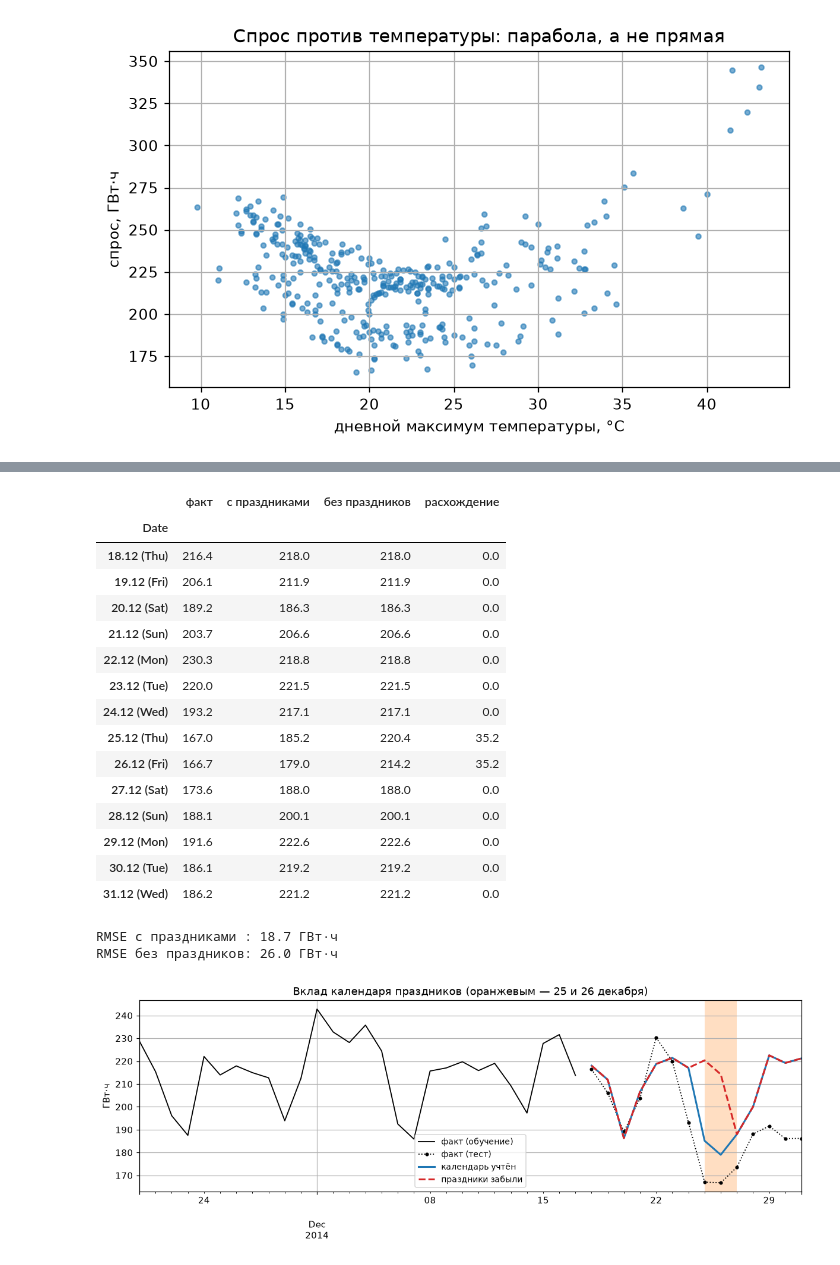
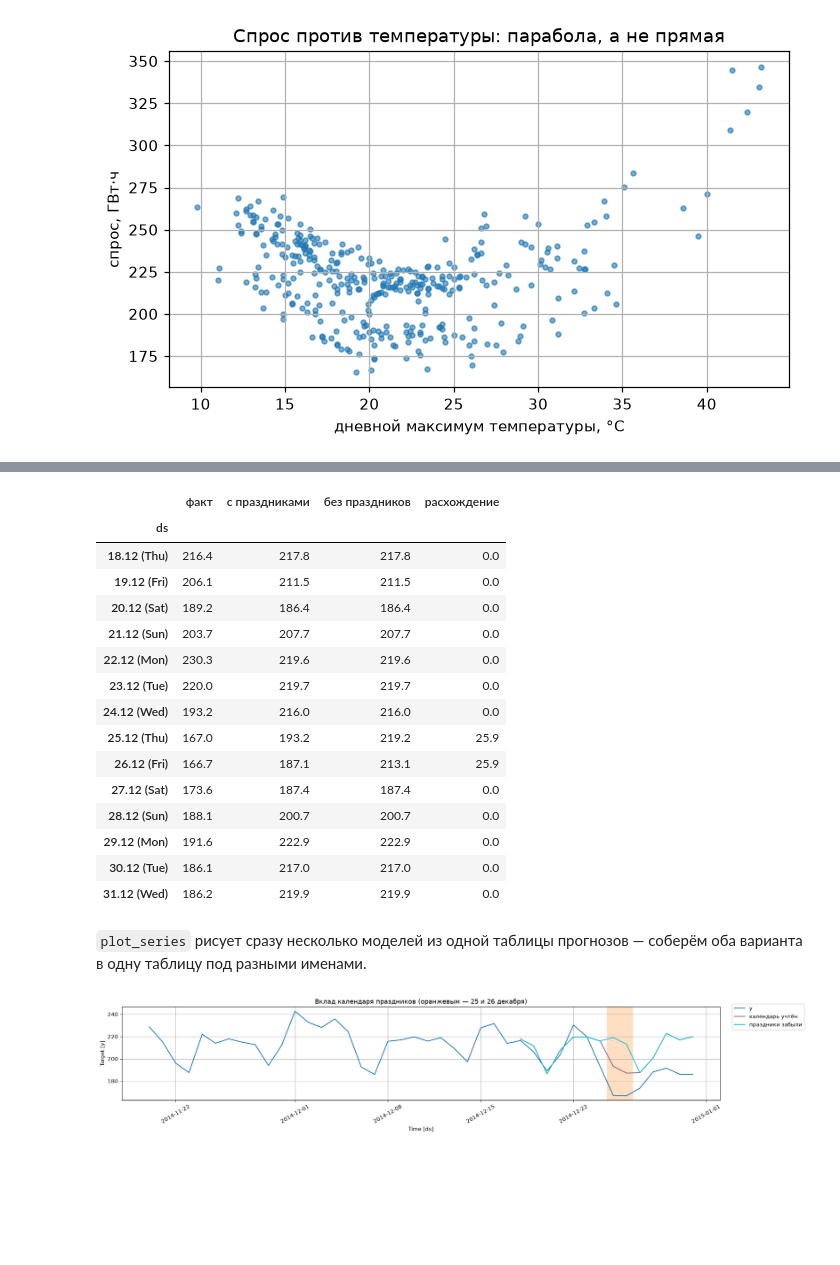
Before and after one commit to alex-hse-repository/time-series-cu-2026, a Jupyter notebook: week_5/part_2/02. Регрессоры в SARIMAX — где их взять на будущее.ipynb, the cells around one changed output, grey strips where cells are left out. Drawn from its saved outputs; the diff is of its cells as text; code cells hidden in the pictures; blank space fills up the shorter version.

```diff
--- a/week_5/part_2/02. Регрессоры в SARIMAX — где их взять на будущее.ipynb
+++ b/week_5/part_2/02. Регрессоры в SARIMAX — где их взять на будущее.ipynb
@@ -578,54 +582,49 @@ print(f"надбавка за рабочий день          : {m_vic.params['
 # %%
-X_real = Xv_te.copy()  # как есть: 25 и 26 декабря — нерабочие
-X_nohol = vic_exog(  # «а если бы про праздники забыли»
-    vic.index[-Hv:], vic["Temperature"].iloc[-Hv:], np.zeros(Hv, dtype=bool)
-)
+X_real = vic_te.drop(columns="y")
+X_nohol = X_real.assign(workday=(X_real["ds"].dt.dayofweek < 5).astype(float))
 
-fc_real = m_vic.get_forecast(Hv, exog=X_real).summary_frame(alpha=0.05)
-fc_nohol = m_vic.get_forecast(Hv, exog=X_nohol).summary_frame(alpha=0.05)
+fc_real = sf_vic.predict(h=Hv, X_df=X_real, level=[95])
+fc_nohol = sf_vic.predict(h=Hv, X_df=X_nohol, level=[95])
 
 cmp = pd.DataFrame(
     {
-        "факт": yv_te.to_numpy(),
-        "с праздниками": fc_real["mean"].to_numpy(),
-        "без праздников": fc_nohol["mean"].to_numpy(),
-        "расхождение": fc_nohol["mean"].to_numpy() - fc_real["mean"].to_numpy(),
+        "факт": vic_te["y"].to_numpy(),
+        "с праздниками": fc_real["SARIMAX"].to_numpy(),
+        "без праздников": fc_nohol["SARIMAX"].to_numpy(),
     },
-    index=yv_te.index.strftime("%d.%m (%a)"),
+    index=vic_te["ds"].dt.strftime("%d.%m (%a)"),
 )
+cmp["расхождение"] = cmp["без праздников"] - cmp["с праздниками"]
 cmp.round(1)
 # %% [output]
 |  | факт | с праздниками | без праздников | расхождение |
-| Date |  |  |  |  |
-| 18.12 (Thu) | 216.4 | 218.0 | 218.0 | 0.0 |
-| 19.12 (Fri) | 206.1 | 211.9 | 211.9 | 0.0 |
-| 20.12 (Sat) | 189.2 | 186.3 | 186.3 | 0.0 |
-| 21.12 (Sun) | 203.7 | 206.6 | 206.6 | 0.0 |
-| 22.12 (Mon) | 230.3 | 218.8 | 218.8 | 0.0 |
-| 23.12 (Tue) | 220.0 | 221.5 | 221.5 | 0.0 |
-| 24.12 (Wed) | 193.2 | 217.1 | 217.1 | 0.0 |
-| 25.12 (Thu) | 167.0 | 185.2 | 220.4 | 35.2 |
-| 26.12 (Fri) | 166.7 | 179.0 | 214.2 | 35.2 |
-| 27.12 (Sat) | 173.6 | 188.0 | 188.0 | 0.0 |
-| 28.12 (Sun) | 188.1 | 200.1 | 200.1 | 0.0 |
-| 29.12 (Mon) | 191.6 | 222.6 | 222.6 | 0.0 |
-| 30.12 (Tue) | 186.1 | 219.2 | 219.2 | 0.0 |
-| 31.12 (Wed) | 186.2 | 221.2 | 221.2 | 0.0 |
+| ds |  |  |  |  |
+| 18.12 (Thu) | 216.4 | 217.8 | 217.8 | 0.0 |
+| 19.12 (Fri) | 206.1 | 211.5 | 211.5 | 0.0 |
+| 20.12 (Sat) | 189.2 | 186.4 | 186.4 | 0.0 |
+| 21.12 (Sun) | 203.7 | 207.7 | 207.7 | 0.0 |
+| 22.12 (Mon) | 230.3 | 219.6 | 219.6 | 0.0 |
+| 23.12 (Tue) | 220.0 | 219.7 | 219.7 | 0.0 |
+| 24.12 (Wed) | 193.2 | 216.0 | 216.0 | 0.0 |
+| 25.12 (Thu) | 167.0 | 193.2 | 219.2 | 25.9 |
+| 26.12 (Fri) | 166.7 | 187.1 | 213.1 | 25.9 |
+| 27.12 (Sat) | 173.6 | 187.4 | 187.4 | 0.0 |
+| 28.12 (Sun) | 188.1 | 200.7 | 200.7 | 0.0 |
+| 29.12 (Mon) | 191.6 | 222.9 | 222.9 | 0.0 |
+| 30.12 (Tue) | 186.1 | 217.0 | 217.0 | 0.0 |
+| 31.12 (Wed) | 186.2 | 219.9 | 219.9 | 0.0 |
+# %% [markdown]
+`plot_series` рисует сразу несколько моделей из одной таблицы прогнозов —
+соберём оба варианта в одну таблицу под разными именами.
 # %%
-fig, ax = plt.subplots(figsize=(11, 4.2))
-yv_tr.iloc[-28:].plot(ax=ax, color="black", lw=1.2, label="факт (обучение)")
-yv_te.plot(ax=ax, color="black", lw=1.2, ls=":", marker="o", ms=3, label="факт (тест)")
-ax.plot(fc_real.index, fc_real["mean"], color="C0", lw=2, label="календарь учтён")
-ax.plot(fc_nohol.index, fc_nohol["mean"], color="C3", lw=2, ls="--", label="праздники забыли")
-for d in vic.index[-Hv:][vic["Holiday"].iloc[-Hv:].astype(bool)]:
-    ax.axvspan(d, d + pd.Timedelta("1D"), color="C1", alpha=0.25, lw=0)
-ax.set(title="Вклад календаря праздников (оранжевым — 25 и 26 декабря)", ylabel="ГВт·ч", xlabel="")
-ax.legend(fontsize=9)
-fig.tight_layout()
+fc_both = fc_real[["unique_id", "ds", "SARIMAX"]].rename(columns={"SARIMAX": "календарь учтён"})
+fc_both["праздники забыли"] = fc_nohol["SARIMAX"].to_numpy()
 
-print(f"RMSE с праздниками : {rmse(yv_te, fc_real['mean']):.1f} ГВт·ч")
-print(f"RMSE без праздников: {rmse(yv_te, fc_nohol['mean']):.1f} ГВт·ч")
+fig = plot_series(vic_df, fc_both, max_insample_length=42)
+ax = fig.axes[0]
+for d in vic_te["ds"][vic_te["workday"].eq(0) & vic_te["ds"].dt.dayofweek.lt(5)]:
+    ax.axvspan(d - pd.Timedelta("12h"), d + pd.Timedelta("12h"), color="C1", alpha=0.25, lw=0)
+ax.set_title("Вклад календаря праздников (оранжевым — 25 и 26 декабря)")
+fig
 # %% [output]
-RMSE с праздниками : 18.7 ГВт·ч
-RMSE без праздников: 26.0 ГВт·ч
-[figure, old version]
+[figure, new version]
```
Also changed, not shown: parts of 103 cells of this notebook, 7 other files.
